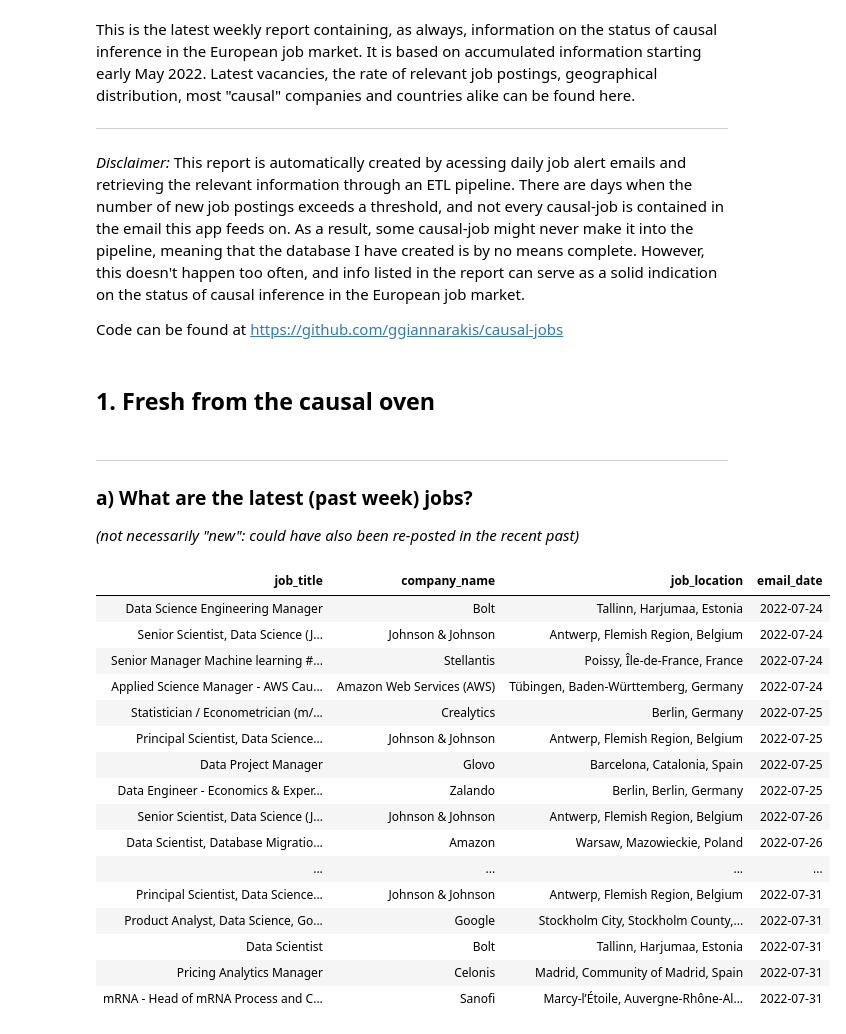
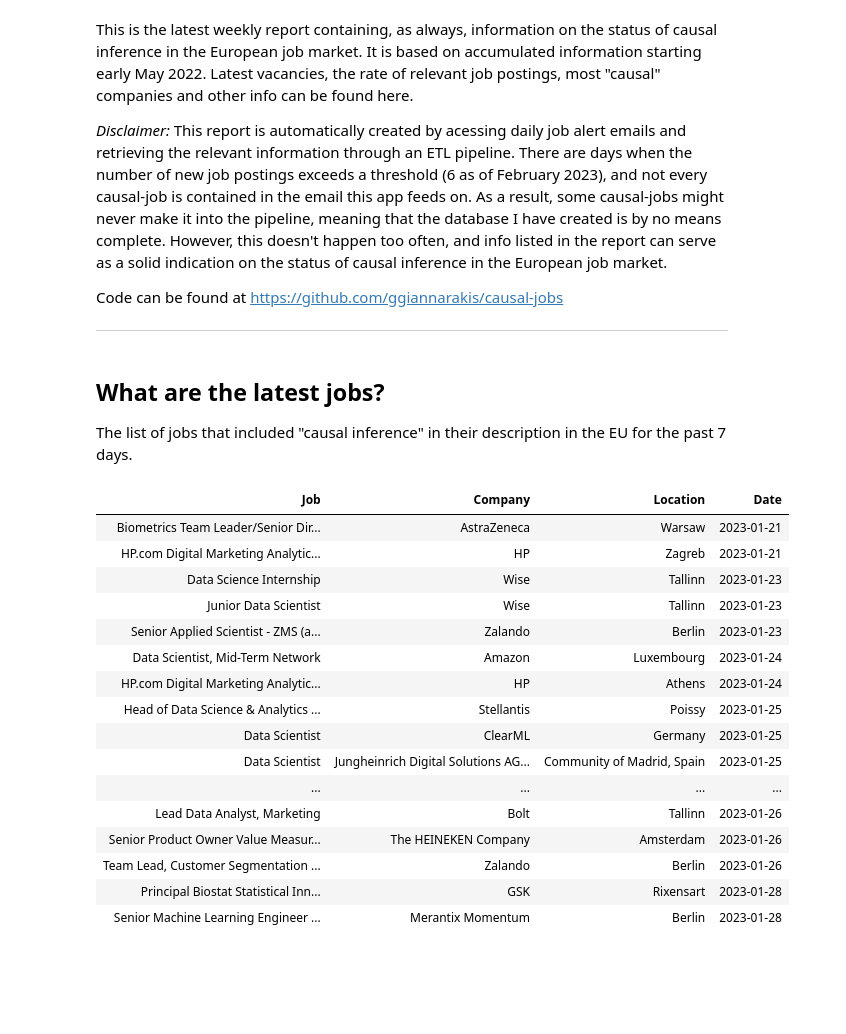
Before and after one commit to ggiannarakis/causal-jobs, a Jupyter notebook: Analysis.ipynb, the cells around one changed output. Saved outputs shown, nothing was run; the diff lists cells and outputs as text; code cells hidden in the pictures; blank space fills up the shorter version.

```diff
--- a/Analysis.ipynb
+++ b/Analysis.ipynb
@@ -22,9 +22,6 @@ engine.connect();
 # get metadata and table
 metadata = sqlalchemy.MetaData()
 causal_jobs = sqlalchemy.Table('causal_jobs_extended', metadata, autoload=True, autoload_with=engine)
-# %%
-metadata = sqlalchemy.MetaData()
-causal_jobs = sqlalchemy.Table('causal_jobs_extended', metadata, autoload=True, autoload_with=engine)
 # %%
 # define query for the table (select *)
 query = sqlalchemy.select([causal_jobs])
@@ -47,19 +44,19 @@ Automatically generated in: 2022-08-02
 # %% [markdown]
-This is the latest weekly report containing, as always, information on the status of causal inference in the European job market. It is based on accumulated information starting early May 2022. Latest vacancies, the rate of relevant job postings, geographical distribution, most "causal" companies and countries alike can be found here.
+This is the latest weekly report containing, as always,
+information on the status of causal inference in the European job market.
+It is based on accumulated information starting early May 2022.
+Latest vacancies, the rate of relevant job postings,
+most "causal" companies and other info can be found here.
+
+*Disclaimer:* This report is automatically created by acessing daily job alert emails and retrieving the relevant information through an ETL pipeline. There are days when the number of new job postings exceeds a threshold (6 as of February 2023), and not every causal-job is contained in the email this app feeds on. As a result, some causal-jobs might never make it into the pipeline, meaning that the database I have created is by no means complete. However, this doesn't happen too often, and info listed in the report can serve as a solid indication on the status of causal inference in the European job market.
+
+Code can be found at https://github.com/ggiannarakis/causal-jobs
 
 ---
-
-*Disclaimer:* This report is automatically created by acessing daily job alert emails and retrieving the relevant information through an ETL pipeline. There are days when the number of new job postings exceeds a threshold, and not every causal-job is contained in the email this app feeds on. As a result, some causal-job might never make it into the pipeline, meaning that the database I have created is by no means complete. However, this doesn't happen too often, and info listed in the report can serve as a solid indication on the status of causal inference in the European job market.
-
-Code can be found at https://github.com/ggiannarakis/causal-jobs
 # %% [markdown]
-## 1. Fresh from the causal oven
+## What are the latest jobs?
+
+The list of jobs that included "causal inference" in their description in the EU for the past 7 days.
-# %% [markdown]
----
-
-### a) What are the latest (past week) jobs?
-
-*(not necessarily "new": could have also been re-posted in the recent past)*
 # %%
 # get most recent date in the df
 latest_date = df['email_date'].max()
@@ -73,24 +70,26 @@ latest_id = df.loc[df.email_date == latest_date].email_id.iloc[-1]
 # %%
 # print selected columns from most recent email
 latest_jobs = df.loc[df.email_date >= latest_date - timedelta(days=7)]
+latest_jobs = latest_jobs.rename(columns={"job_title": "Job", "company_name": "Company",
+                                          "job_location": "Location", "email_date": "Date"})
 # pretty print df
-HTML(latest_jobs[['job_title', 'company_name', 'job_location', 'email_date']].to_html(index=False))
+HTML(latest_jobs[['Job', 'Company', 'Location', 'Date']].to_html(index=False))
 # %% [output]
-| job_title | company_name | job_location | email_date |
-| Data Science Engineering Manager | Bolt | Tallinn, Harjumaa, Estonia | 2022-07-24 |
-| Senior Scientist, Data Science (J... | Johnson & Johnson | Antwerp, Flemish Region, Belgium | 2022-07-24 |
-| Senior Manager Machine learning #... | Stellantis | Poissy, Île-de-France, France | 2022-07-24 |
-| Applied Science Manager - AWS Cau... | Amazon Web Services (AWS) | Tübingen, Baden-Württemberg, Germany | 2022-07-24 |
-| Statistician / Econometrician (m/... | Crealytics | Berlin, Germany | 2022-07-25 |
-| Principal Scientist, Data Science... | Johnson & Johnson | Antwerp, Flemish Region, Belgium | 2022-07-25 |
-| Data Project Manager | Glovo | Barcelona, Catalonia, Spain | 2022-07-25 |
-| Data Engineer - Economics & Exper... | Zalando | Berlin, Berlin, Germany | 2022-07-25 |
-| Senior Scientist, Data Science (J... | Johnson & Johnson | Antwerp, Flemish Region, Belgium | 2022-07-26 |
-| Data Scientist, Database Migratio... | Amazon | Warsaw, Mazowieckie, Poland | 2022-07-26 |
+| Job | Company | Location | Date |
+| Biometrics Team Leader/Senior Dir... | AstraZeneca | Warsaw | 2023-01-21 |
+| HP.com Digital Marketing Analytic... | HP | Zagreb | 2023-01-21 |
+| Data Science Internship | Wise | Tallinn | 2023-01-23 |
+| Junior Data Scientist | Wise | Tallinn | 2023-01-23 |
+| Senior Applied Scientist - ZMS (a... | Zalando | Berlin | 2023-01-23 |
+| Data Scientist, Mid-Term Network | Amazon | Luxembourg | 2023-01-24 |
+| HP.com Digital Marketing Analytic... | HP | Athens | 2023-01-24 |
+| Head of Data Science & Analytics ... | Stellantis | Poissy | 2023-01-25 |
+| Data Scientist | ClearML | Germany | 2023-01-25 |
+| Data Scientist | Jungheinrich Digital Solutions AG... | Community of Madrid, Spain | 2023-01-25 |
 | ... | ... | ... | ... |
-| Principal Scientist, Data Science... | Johnson & Johnson | Antwerp, Flemish Region, Belgium | 2022-07-31 |
-| Product Analyst, Data Science, Go... | Google | Stockholm City, Stockholm County,... | 2022-07-31 |
-| Data Scientist | Bolt | Tallinn, Harjumaa, Estonia | 2022-07-31 |
-| Pricing Analytics Manager | Celonis | Madrid, Community of Madrid, Spain | 2022-07-31 |
-| mRNA - Head of mRNA Process and C... | Sanofi | Marcy-l’Étoile, Auvergne-Rhône-Al... | 2022-07-31 |
+| Lead Data Analyst, Marketing | Bolt | Tallinn | 2023-01-26 |
+| Senior Product Owner Value Measur... | The HEINEKEN Company | Amsterdam | 2023-01-26 |
+| Team Lead, Customer Segmentation ... | Zalando | Berlin | 2023-01-26 |
+| Principal Biostat Statistical Inn... | GSK | Rixensart | 2023-01-28 |
+| Senior Machine Learning Engineer ... | Merantix Momentum | Berlin | 2023-01-28 |
 # %% [markdown]
```
Also changed, not shown: parts of 18 cells of this notebook, 20 other files.
